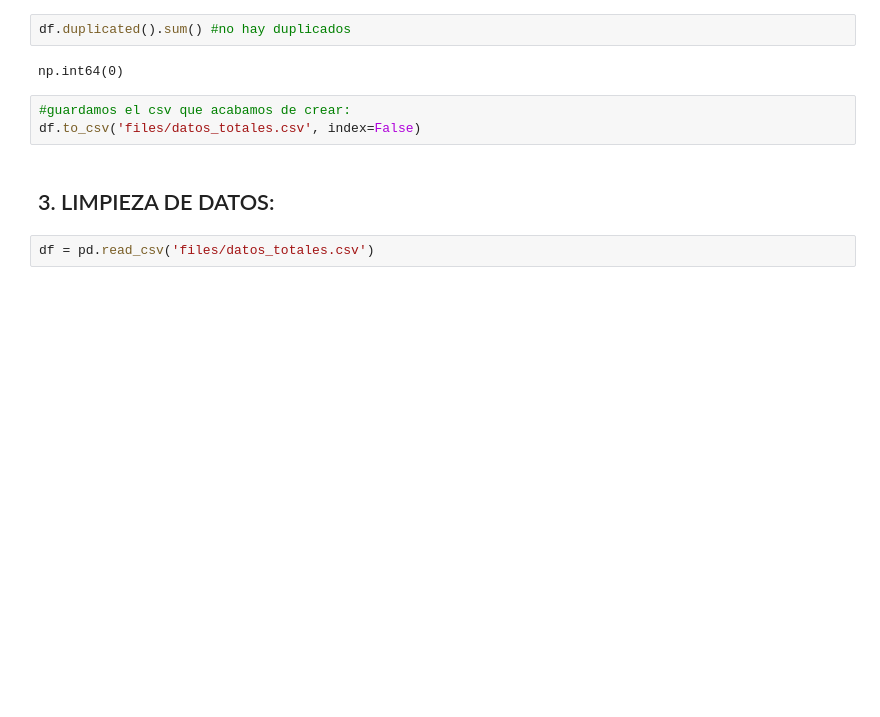
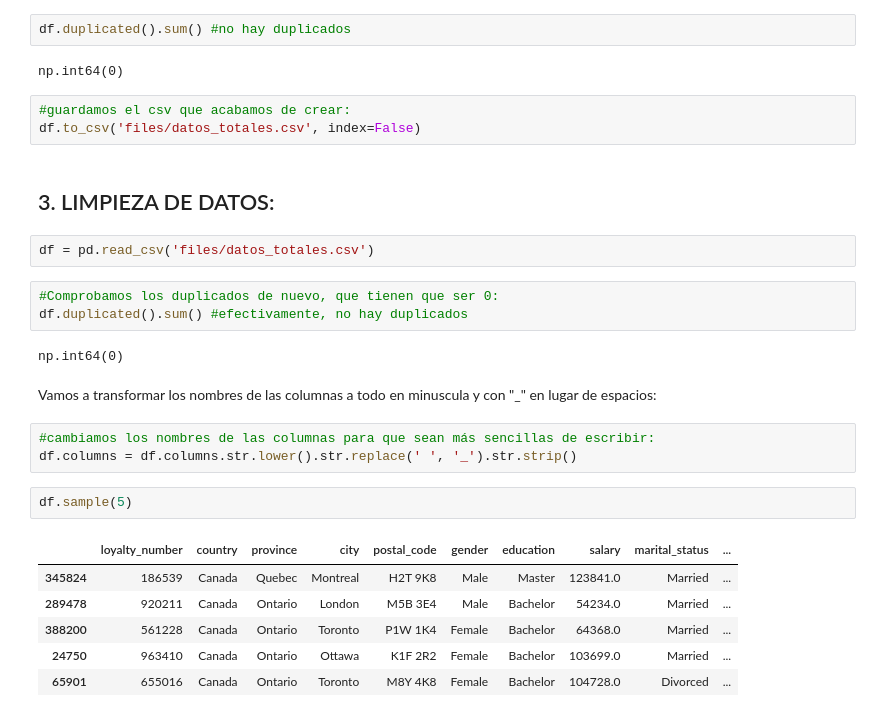
Before and after one commit to Adalab/bda-modulo-3-evaluacion-final-sansisimon, a Jupyter notebook: fase-1.ipynb, the cells around one changed output. Cells and saved outputs as stored; diff of their text form; blank space fills up the shorter version.

```diff
--- a/fase-1.ipynb
+++ b/fase-1.ipynb
@@ -322,3 +340,22 @@ df.to_csv('files/datos_totales.csv', index=False)
 ## 3. LIMPIEZA DE DATOS:
 # %%
 df = pd.read_csv('files/datos_totales.csv')
+# %%
+#Comprobamos los duplicados de nuevo, que tienen que ser 0:
+df.duplicated().sum() #efectivamente, no hay duplicados
+# %% [output]
+np.int64(0)
+# %% [markdown]
+Vamos a transformar los nombres de las columnas a todo en minuscula y con "_" en lugar de espacios:
+# %%
+#cambiamos los nombres de las columnas para que sean más sencillas de escribir:
+df.columns = df.columns.str.lower().str.replace(' ', '_').str.strip()
+# %%
+df.sample(5)
+# %% [output]
+|  | loyalty_number | country | province | city | postal_code | gender | education | salary | marital_status | ... |
+| 345824 | 186539 | Canada | Quebec | Montreal | H2T 9K8 | Male | Master | 123841.0 | Married | ... |
+| 289478 | 920211 | Canada | Ontario | London | M5B 3E4 | Male | Bachelor | 54234.0 | Married | ... |
+| 388200 | 561228 | Canada | Ontario | Toronto | P1W 1K4 | Female | Bachelor | 64368.0 | Married | ... |
+| 24750 | 963410 | Canada | Ontario | Ottawa | K1F 2R2 | Female | Bachelor | 103699.0 | Married | ... |
+| 65901 | 655016 | Canada | Ontario | Toronto | M8Y 4K8 | Female | Bachelor | 104728.0 | Divorced | ... |
```
Also changed, not shown: parts of 13 cells of this notebook, 2 other files.
